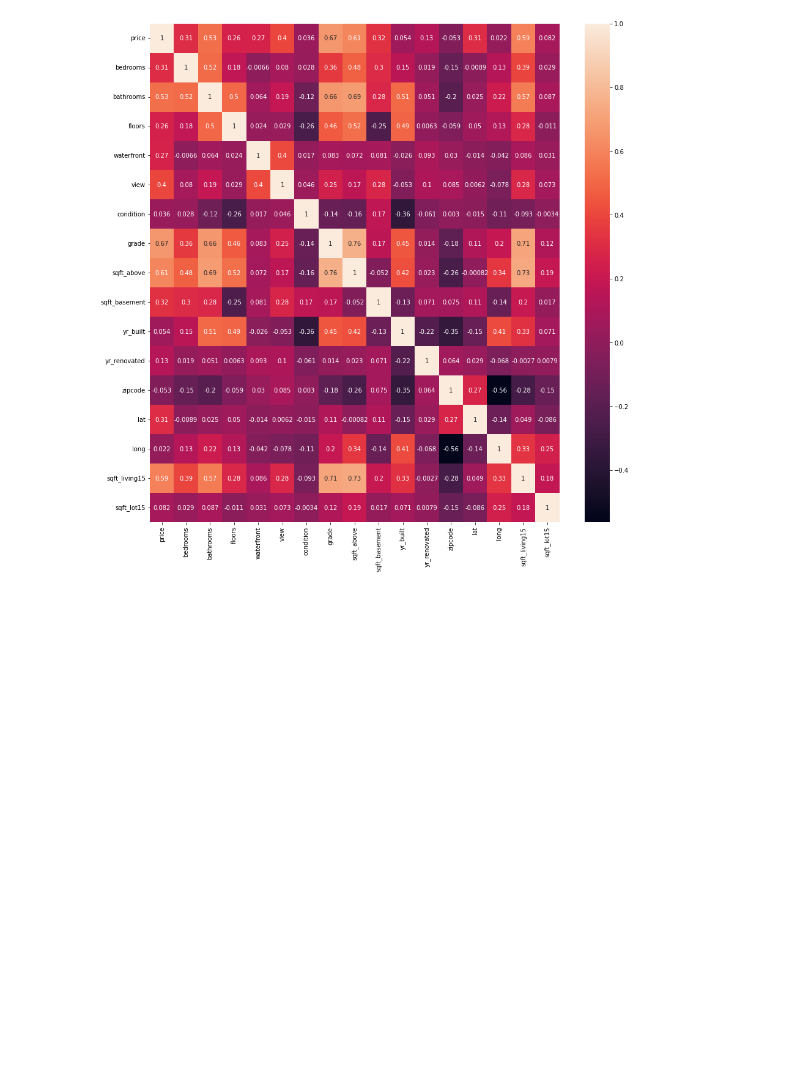
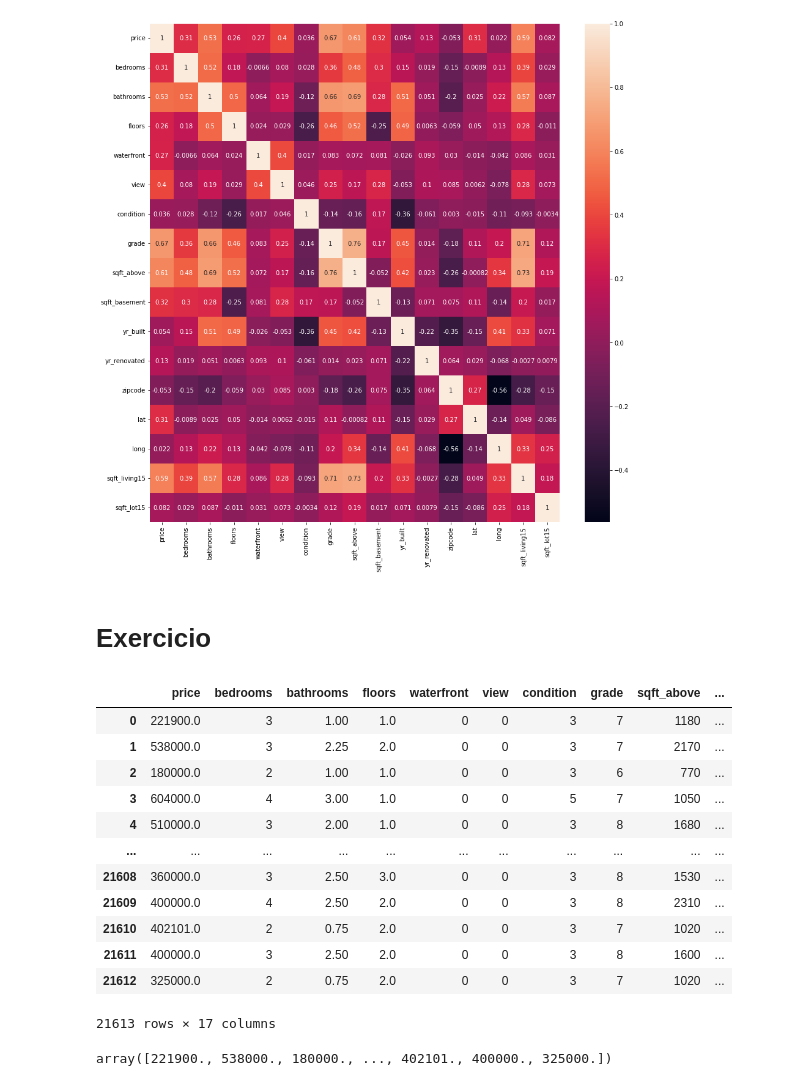
Before and after one commit to Renatolopo/EstatisticaParaCienciaDeDadoseMachineLearning, a Jupyter notebook: src/correlacao_e_regrecao.ipynb, the cells around one changed output. Cells and saved outputs as stored; diff of their text form; code cells hidden in the pictures; blank space fills up the shorter version.

Commit message:
exercicio de regreção

```diff
--- a/src/correlacao_e_regrecao.ipynb
+++ b/src/correlacao_e_regrecao.ipynb
@@ -66,3 +66,26 @@ fig, ax = plt.subplots(figsize=(15,15))
 ax = sns.heatmap(dataset.corr(), annot=True)
 # %% [output]
 [figure]
+# %% [markdown]
+# Exercicio
+# %%
+dataset
+# %% [output]
+|  | price | bedrooms | bathrooms | floors | waterfront | view | condition | grade | sqft_above | ... |
+| 0 | 221900.0 | 3 | 1.00 | 1.0 | 0 | 0 | 3 | 7 | 1180 | ... |
+| 1 | 538000.0 | 3 | 2.25 | 2.0 | 0 | 0 | 3 | 7 | 2170 | ... |
+| 2 | 180000.0 | 2 | 1.00 | 1.0 | 0 | 0 | 3 | 6 | 770 | ... |
+| 3 | 604000.0 | 4 | 3.00 | 1.0 | 0 | 0 | 5 | 7 | 1050 | ... |
+| 4 | 510000.0 | 3 | 2.00 | 1.0 | 0 | 0 | 3 | 8 | 1680 | ... |
+| ... | ... | ... | ... | ... | ... | ... | ... | ... | ... | ... |
+| 21608 | 360000.0 | 3 | 2.50 | 3.0 | 0 | 0 | 3 | 8 | 1530 | ... |
+| 21609 | 400000.0 | 4 | 2.50 | 2.0 | 0 | 0 | 3 | 8 | 2310 | ... |
+| 21610 | 402101.0 | 2 | 0.75 | 2.0 | 0 | 0 | 3 | 7 | 1020 | ... |
+| 21611 | 400000.0 | 3 | 2.50 | 2.0 | 0 | 0 | 3 | 8 | 1600 | ... |
+| 21612 | 325000.0 | 2 | 0.75 | 2.0 | 0 | 0 | 3 | 7 | 1020 | ... |
+21613 rows × 17 columns
+# %%
+y = dataset.iloc[:, 0].values
+y
+# %% [output]
+array([221900., 538000., 180000., ..., 402101., 400000., 325000.])
```
Also changed, not shown: parts of 5 cells of this notebook.
